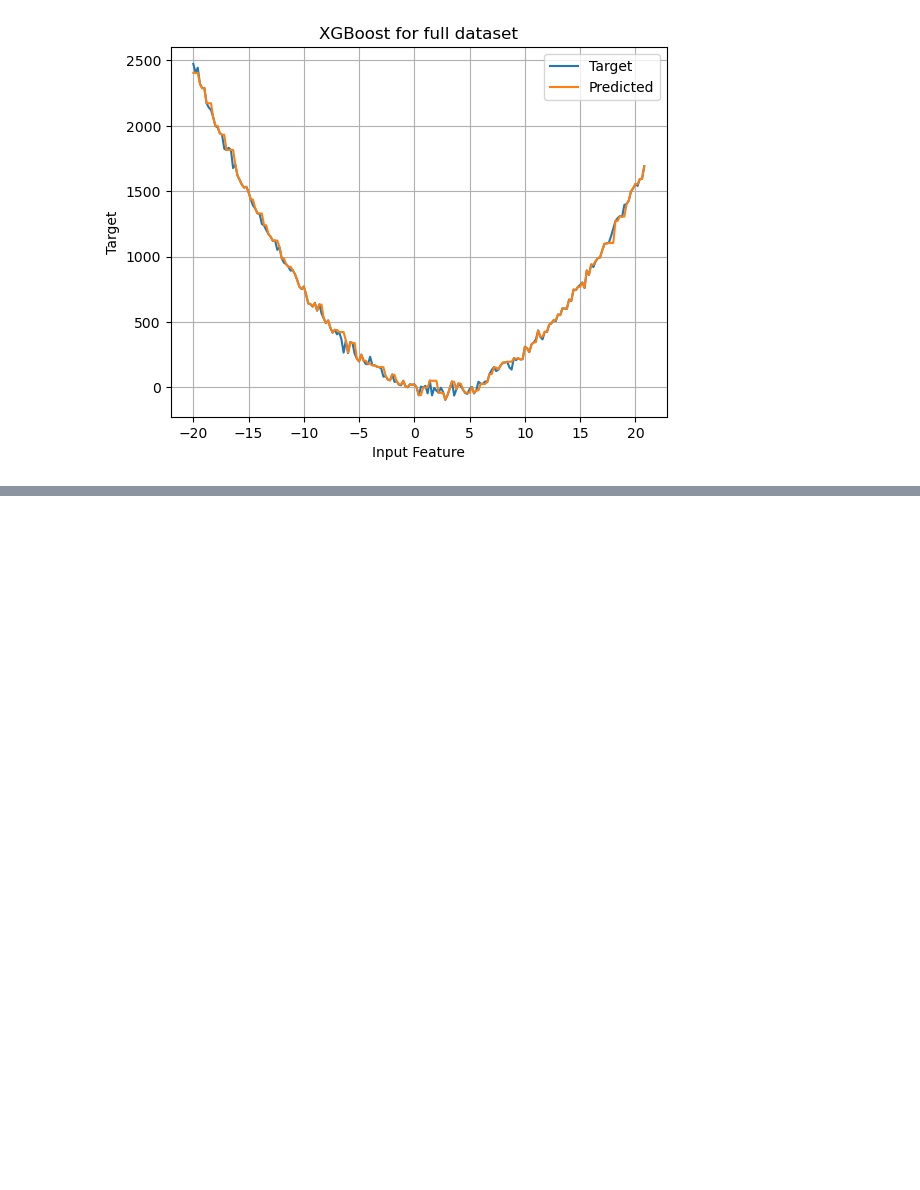
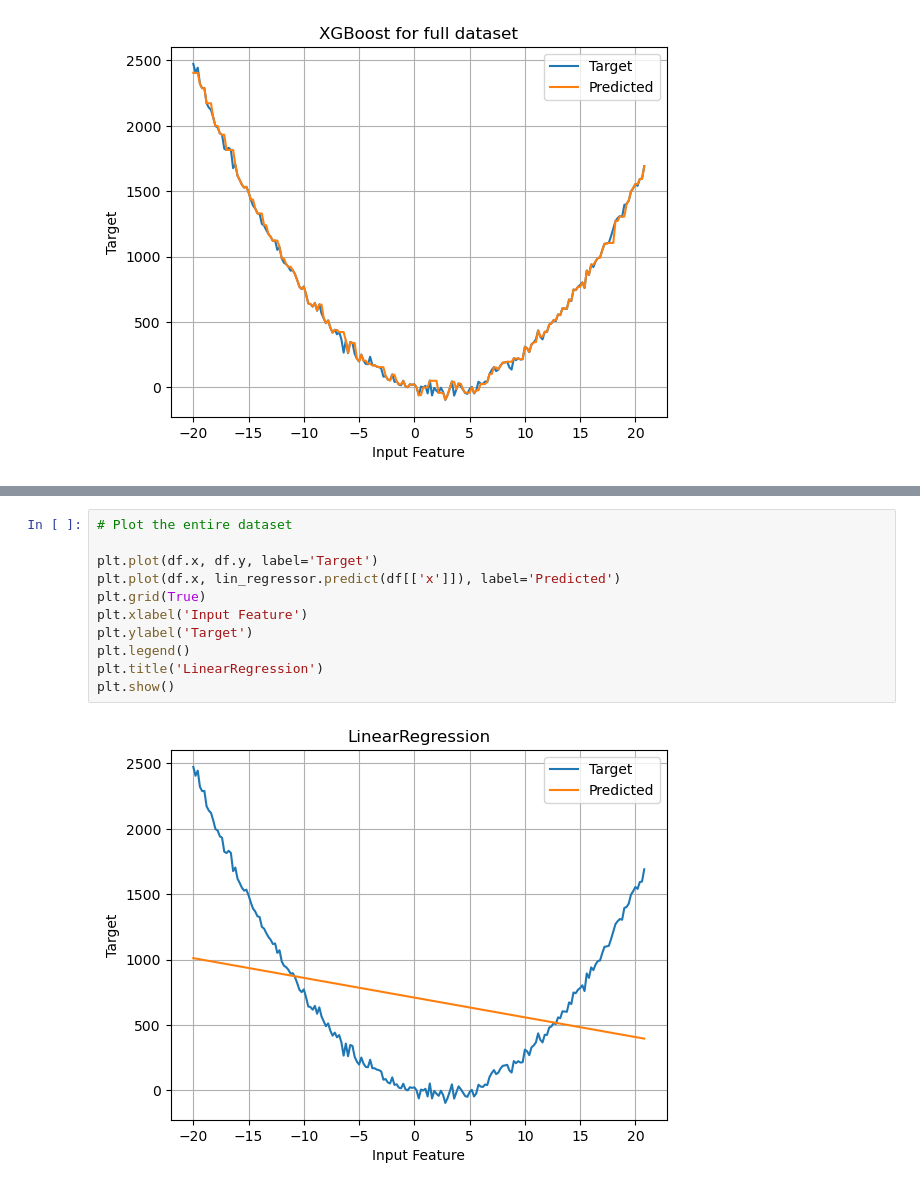
Before and after one commit to saravanankrishnarajan/SageMaker, a Jupyter notebook: xgboost/LinearAndQuadraticFunctionRegression/quadratic_xgboost_localmode.ipynb, the cells around one changed output, grey strips where cells are left out. Cells and saved outputs as stored; diff of their text form; blank space fills up the shorter version.

```diff
--- a/xgboost/LinearAndQuadraticFunctionRegression/quadratic_xgboost_localmode.ipynb
+++ b/xgboost/LinearAndQuadraticFunctionRegression/quadratic_xgboost_localmode.ipynb
@@ -257,0 +328,13 @@ plt.show()
+# %%
+# Plot the entire dataset
+
+plt.plot(df.x, df.y, label='Target')
+plt.plot(df.x, lin_regressor.predict(df[['x']]), label='Predicted')
+plt.grid(True)
+plt.xlabel('Input Feature')
+plt.ylabel('Target')
+plt.legend()
+plt.title('LinearRegression')
+plt.show()
+# %% [output]
+[figure, added]
```
Also changed, not shown: parts of 34 cells of this notebook.
